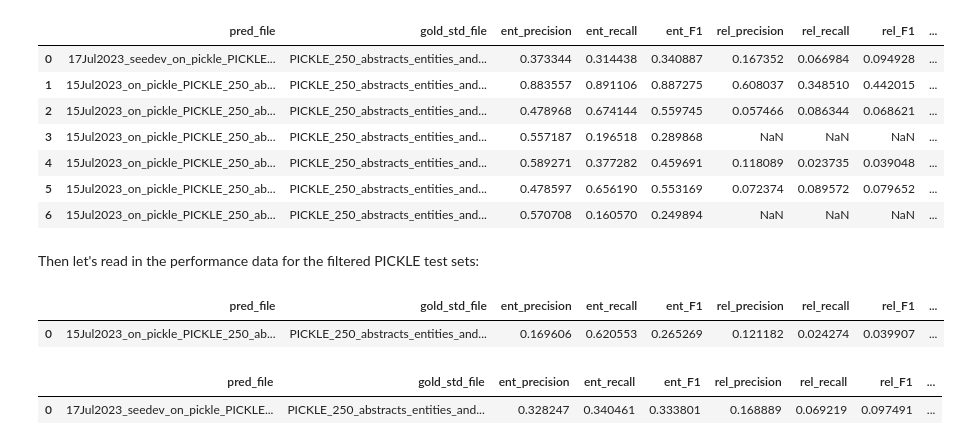
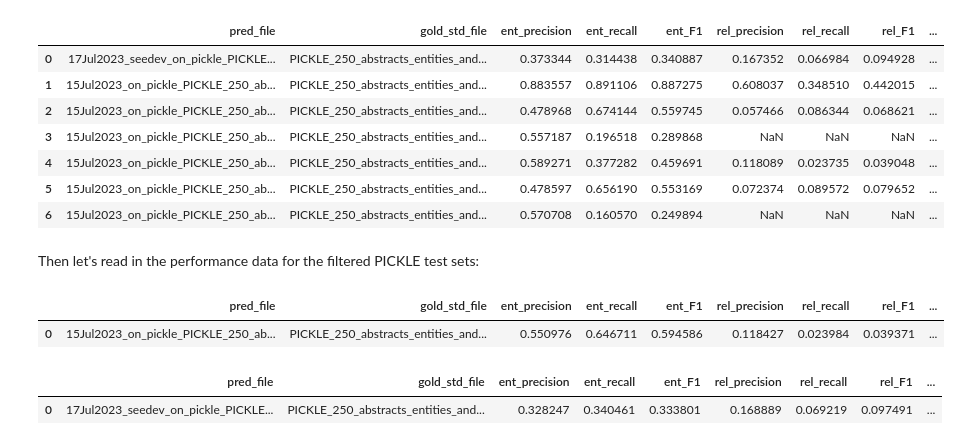
Before and after one commit to ShiuLab/pickle-corpus-code, a Jupyter notebook: jupyter_notebooks/filtered_type_analysis.ipynb, the cells around one changed output. Saved outputs shown, nothing was run; the diff lists cells and outputs as text; code cells hidden in the pictures.

```diff
--- a/jupyter_notebooks/filtered_type_analysis.ipynb
+++ b/jupyter_notebooks/filtered_type_analysis.ipynb
@@ -34,12 +34,12 @@ orig_perf_all
 # %% [markdown]
 Then let's read in the performance data for the filtered PICKLE test sets:
 # %%
-chem_filt = pd.read_csv('../data/straying_off_topic_data/model_output/dygiepp/15Jul2023_all_on_pickle_but_seedev/performance/chemprot_filtered_to_chemprot_25Oct2023.csv')
+chem_filt = pd.read_csv('../data/straying_off_topic_data/model_output/dygiepp/15Jul2023_all_on_pickle_but_seedev/performance/chemprot_filtered_to_chemprot_one_to_many_26Oct2023.csv')
 chem_filt['model'] = chem_filt['pred_file'].str.split('_').str[-2]
 chem_filt
 # %% [output]
 |  | pred_file | gold_std_file | ent_precision | ent_recall | ent_F1 | rel_precision | rel_recall | rel_F1 | ... |
-| 0 | 15Jul2023_on_pickle_PICKLE_250_ab... | PICKLE_250_abstracts_entities_and... | 0.169606 | 0.620553 | 0.265269 | 0.121182 | 0.024274 | 0.039907 | ... |
+| 0 | 15Jul2023_on_pickle_PICKLE_250_ab... | PICKLE_250_abstracts_entities_and... | 0.550976 | 0.646711 | 0.594586 | 0.118427 | 0.023984 | 0.039371 | ... |
 # %%
 seed_filt = pd.read_csv('../data/straying_off_topic_data/model_output/dygiepp/15Jul2023_all_on_pickle_but_seedev/performance/seedev_filtered_to_seedev_25Oct2023.csv')
 seed_filt['model'] = seed_filt['pred_file'].str.split('_').str[-2]
```
Also changed, not shown: parts of 41 cells of this notebook, 2 other files.
